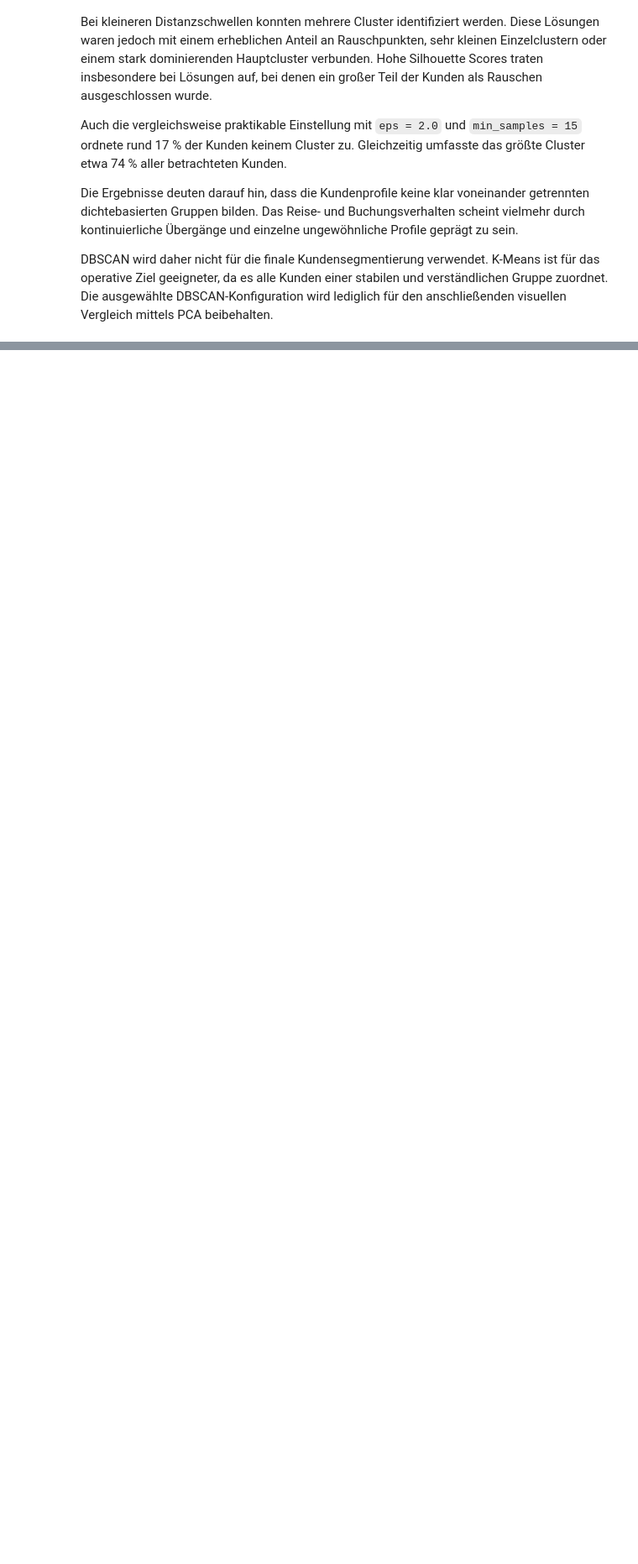
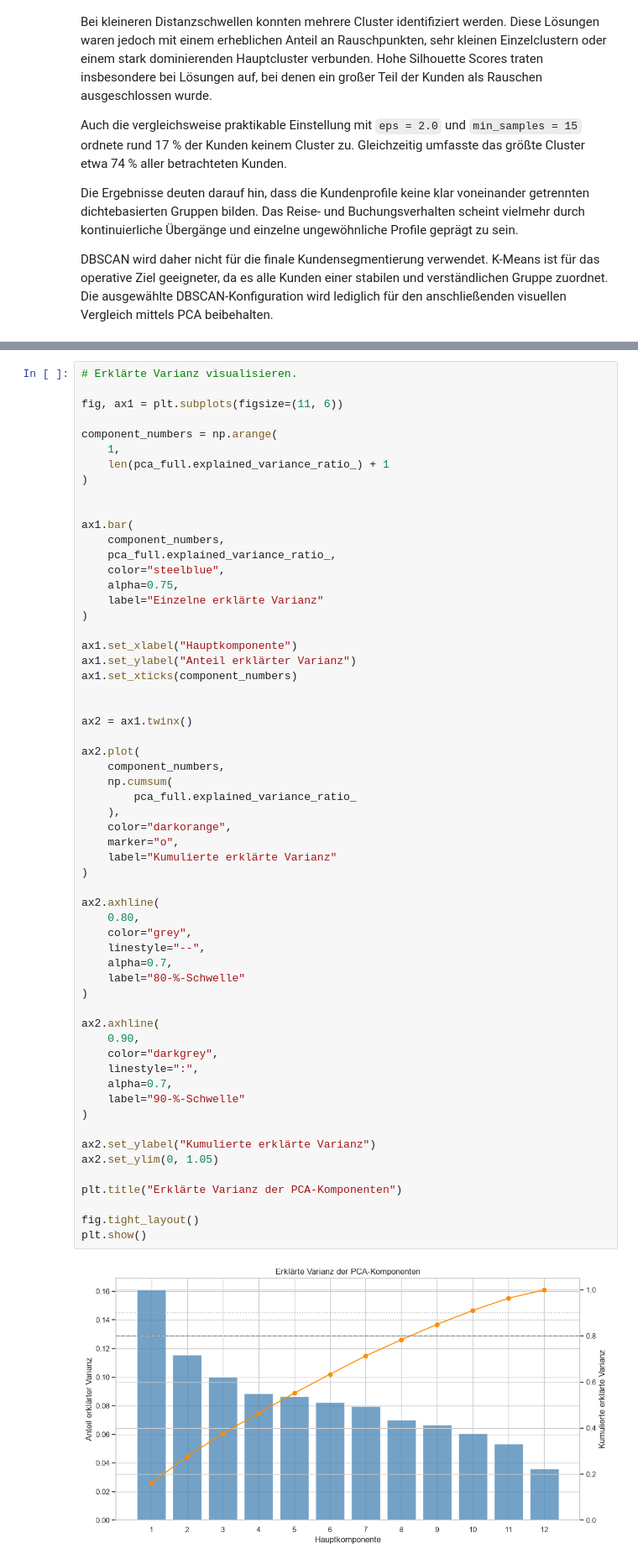
Before and after one commit to norawinkler/traveltide-customer-segmentation, a Jupyter notebook: notebooks/03_customer_segmentation.ipynb, the cells around one changed output, grey strips where cells are left out. Shown at 84% size. Drawn from its saved outputs; the diff is of its cells as text; blank space fills up the shorter version.

```diff
--- a/notebooks/03_customer_segmentation.ipynb
+++ b/notebooks/03_customer_segmentation.ipynb
@@ -2555,0 +2621,61 @@ mittels PCA beibehalten.
+# %%
+# Erklärte Varianz visualisieren.
+
+fig, ax1 = plt.subplots(figsize=(11, 6))
+
+component_numbers = np.arange(
+    1,
+    len(pca_full.explained_variance_ratio_) + 1
+)
+
+
+ax1.bar(
+    component_numbers,
+    pca_full.explained_variance_ratio_,
+    color="steelblue",
+    alpha=0.75,
+    label="Einzelne erklärte Varianz"
+)
+
+ax1.set_xlabel("Hauptkomponente")
+ax1.set_ylabel("Anteil erklärter Varianz")
+ax1.set_xticks(component_numbers)
+
+
+ax2 = ax1.twinx()
+
+ax2.plot(
+    component_numbers,
+    np.cumsum(
+        pca_full.explained_variance_ratio_
+    ),
+    color="darkorange",
+    marker="o",
+    label="Kumulierte erklärte Varianz"
+)
+
+ax2.axhline(
+    0.80,
+    color="grey",
+    linestyle="--",
+    alpha=0.7,
+    label="80-%-Schwelle"
+)
+
+ax2.axhline(
+    0.90,
+    color="darkgrey",
+    linestyle=":",
+    alpha=0.7,
+    label="90-%-Schwelle"
+)
+
+ax2.set_ylabel("Kumulierte erklärte Varianz")
+ax2.set_ylim(0, 1.05)
+
+plt.title("Erklärte Varianz der PCA-Komponenten")
+
+fig.tight_layout()
+plt.show()
+# %% [output]
+[figure, added]
```
Also changed, not shown: parts of 10 cells of this notebook.
